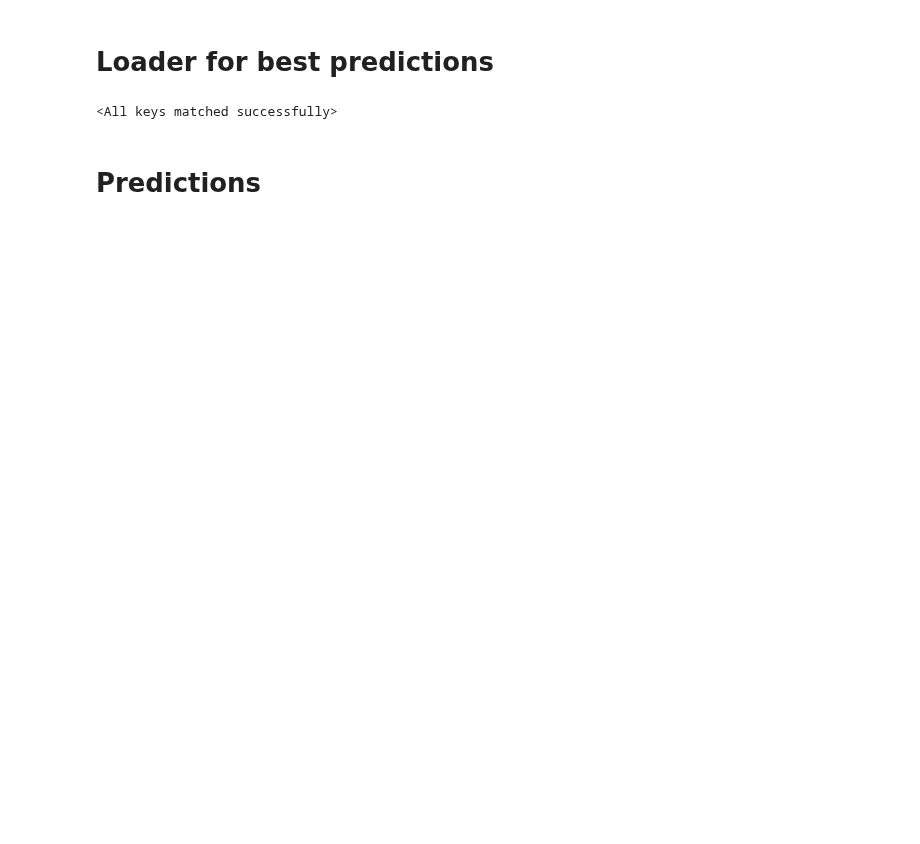
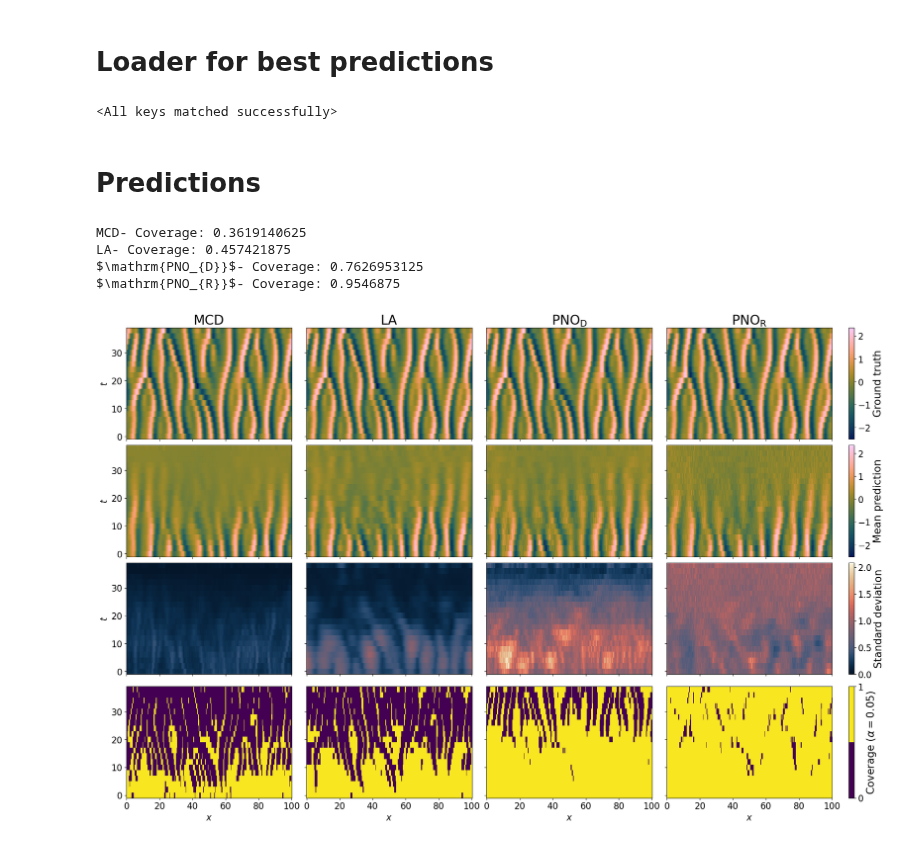
Before and after one commit to cbuelt/pfno, a Jupyter notebook: evaluation/plots/ks.ipynb, the cells around one changed output. Saved outputs shown, nothing was run; the diff lists cells and outputs as text; code cells hidden in the pictures; blank space fills up the shorter version.

```diff
--- a/evaluation/plots/ks.ipynb
+++ b/evaluation/plots/ks.ipynb
@@ -169,3 +233,11 @@ names = ['Dropout', 'Laplace', 'PNO Dropout', 'PNO Reparam']
+# %%
+plot_predictions(u, preds, names, (x,y), save_path = "plots/ks_predictions.pdf")
+# %% [output]
+MCD- Coverage: 0.3619140625
+LA- Coverage: 0.457421875
+$\mathrm{PNO_{D}}$- Coverage: 0.7626953125
+$\mathrm{PNO_{R}}$- Coverage: 0.9546875
+[figure, added]
 # %%
 plot_statistics(u, preds, names, (x,y), save_path = "plots/ks_statistics.pdf")
 # %% [output]
```
Also changed, not shown: parts of 4 cells of this notebook, 12 other files.
